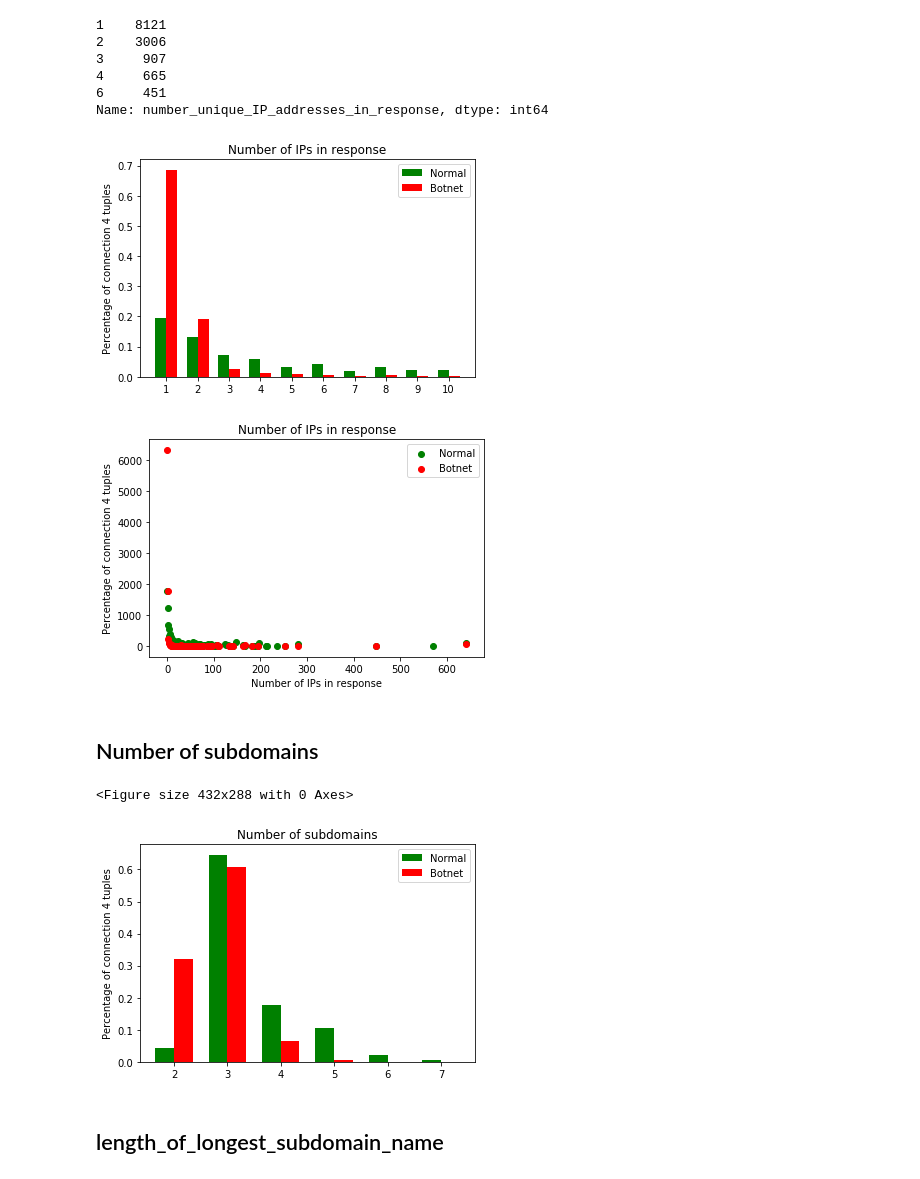
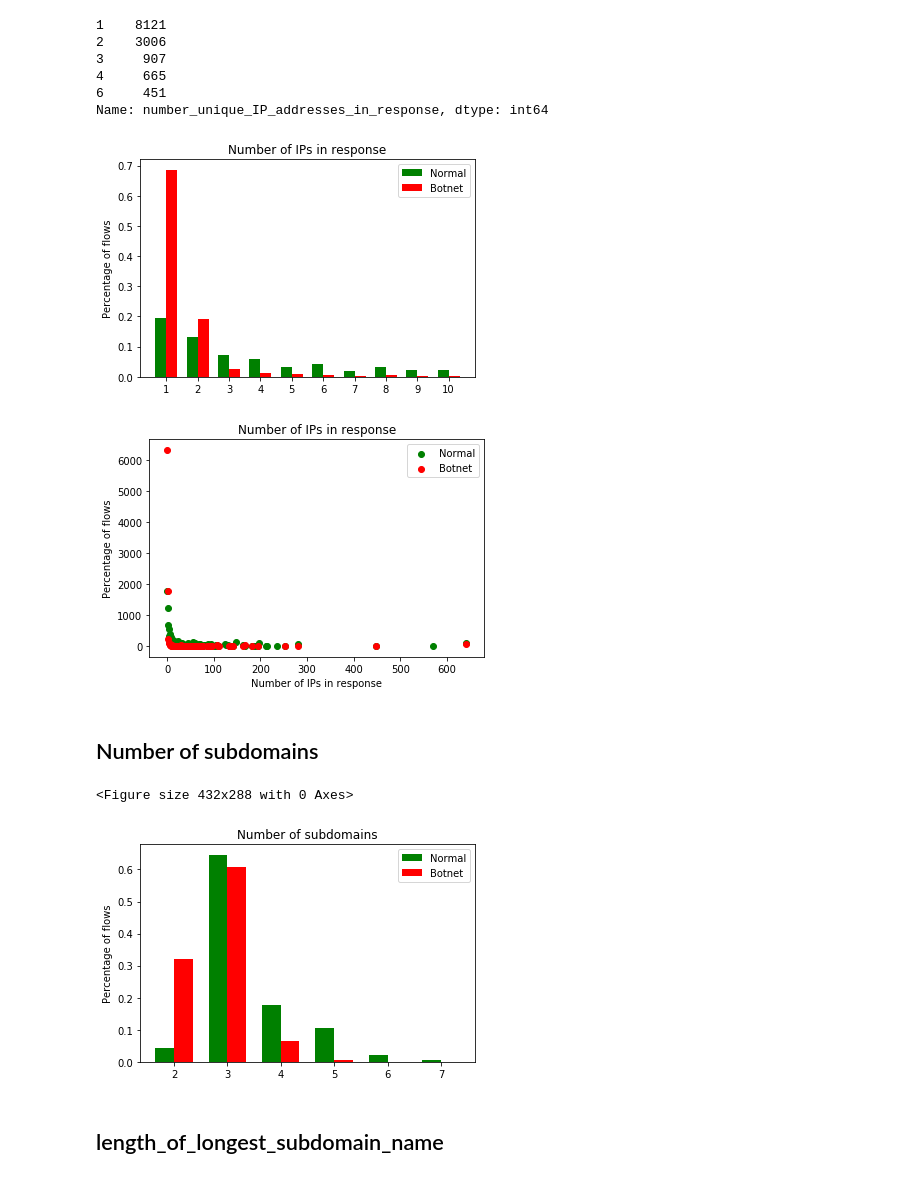
Before and after one commit to lminy/BotnetDetectionThesis, a Jupyter notebook: statistics/dns_features_stats.ipynb, the cells around one changed output. Cells and saved outputs as stored; diff of their text form; code cells hidden in the pictures.

```diff
--- a/statistics/dns_features_stats.ipynb
+++ b/statistics/dns_features_stats.ipynb
@@ -11,7 +11,7 @@ from collections import Counter
 #matplotlib.use('TkAgg')
 import matplotlib.pyplot as plt
 # %%
-df = pd.read_csv(c.model_folder + 'features.csv')
+df = pd.read_csv(c.model_folder + 'features_all.csv')
 # %%
 df.columns
 # %% [output]
@@ -95,47 +91,47 @@ malware_counts = malwares[f_name].value_counts()
 
 x_labels = range(1,10+1)
 for i in x_labels:
     #print normal[i]
     #print malware[i]
     normal_percentage.append(normal_counts[i] / float(len(normals)))
     malware_percentage.append(malware_counts[i] / float(len(malwares)))
 
 
 features_name = x_labels
 features_names_simplified = features_name
 
 N = len(features_name)
 
 ind = np.arange(N)  # the x locations for the groups
 width = 0.35       # the width of the bars
 
 fig, ax = plt.subplots()
 rects1 = ax.bar(ind, normal_percentage, width, color='g')
 
 rects2 = ax.bar(ind + width, malware_percentage, width, color='r')
 
 # add some text for labels, title and axes ticks
-ax.set_ylabel('Percentage of connection 4 tuples')
+ax.set_ylabel('Percentage of flows')
 ax.set_title('Number of IPs in response')
 ax.set_xticks(ind + width / 2)
 ax.set_xticklabels(features_names_simplified)
 
 ax.legend((rects1[0], rects2[0]), ('Normal', 'Botnet'))
 fig.savefig(c.graphs_folder + "features_number_ips_in_response" + '.png')
 # %% [output]
-[figure, old version]
+[figure, new version]
 # %%
 plt.clf()
 plot1 = plt.scatter(normal_counts.index, normal_counts.values, c = 'green')
 plot2 = plt.scatter(malware_counts.index, malware_counts.values, c = 'red')
 
 plt.xlabel('Number of IPs in response')
-plt.ylabel('Percentage of connection 4 tuples')
+plt.ylabel('Percentage of flows')
 plt.legend([plot1, plot2], ['Normal', 'Botnet'])
 plt.title('Number of IPs in response')
 plt.savefig(c.graphs_folder + "features_number_ips_in_response_scatter" + '.png')
 # %% [output]
-[figure, old version]
+[figure, new version]
 # %% [markdown]
 ## Number of subdomains
 # %%
@@ -169,7 +165,7 @@ rects1 = ax.bar(ind, normal_percentage, width, color='g')
 rects2 = ax.bar(ind + width, malware_percentage, width, color='r')
 
 # add some text for labels, title and axes ticks
-ax.set_ylabel('Percentage of connection 4 tuples')
+ax.set_ylabel('Percentage of flows')
 ax.set_title('Number of subdomains')
 ax.set_xticks(ind + width / 2)
 ax.set_xticklabels(features_names_simplified)
@@ -178,7 +174,7 @@ ax.legend((rects1[0], rects2[0]), ('Normal', 'Botnet'))
 plt.savefig(c.graphs_folder + "5_bar_" + f_name + '.png')
 # %% [output]
 <Figure size 432x288 with 0 Axes>
-[figure, old version]
+[figure, new version]
 # %% [markdown]
 ## length_of_longest_subdomain_name
 # %%
```
Also changed, not shown: parts of 8 cells of this notebook, 5 other files.
